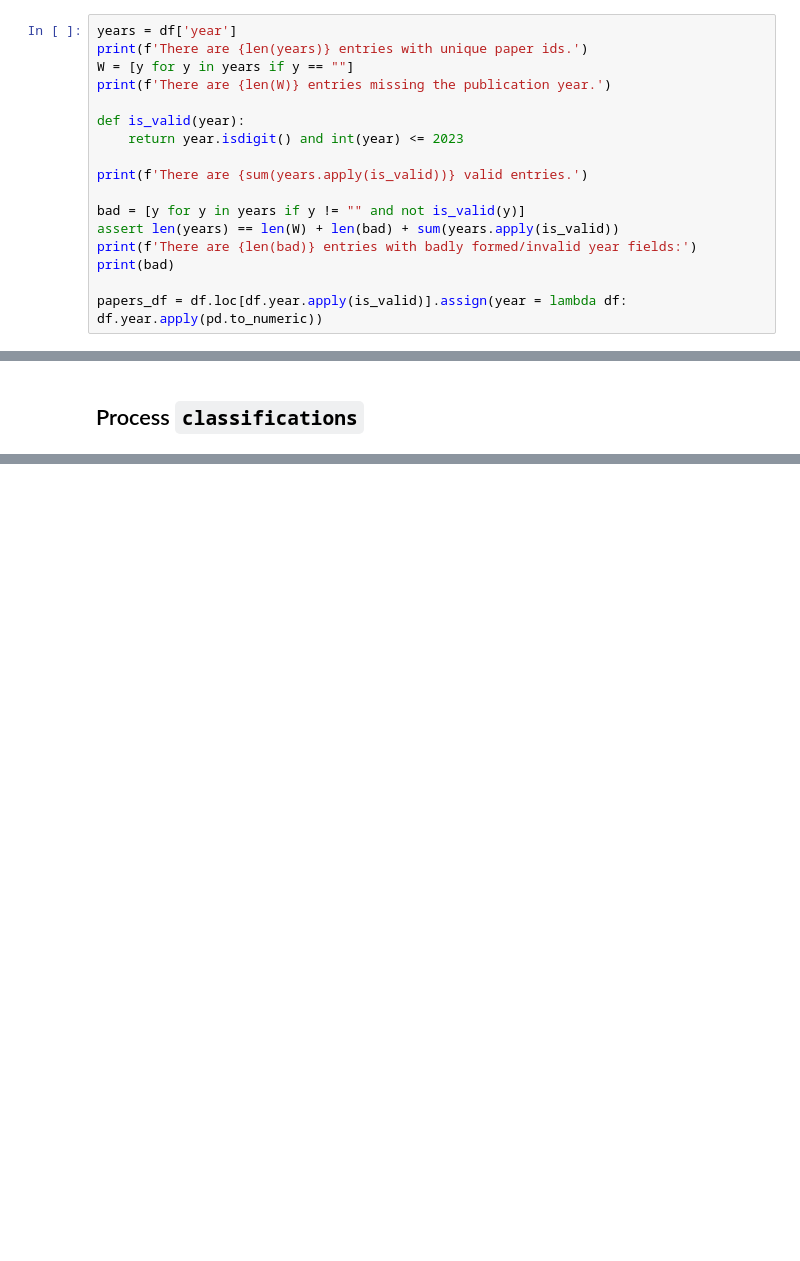
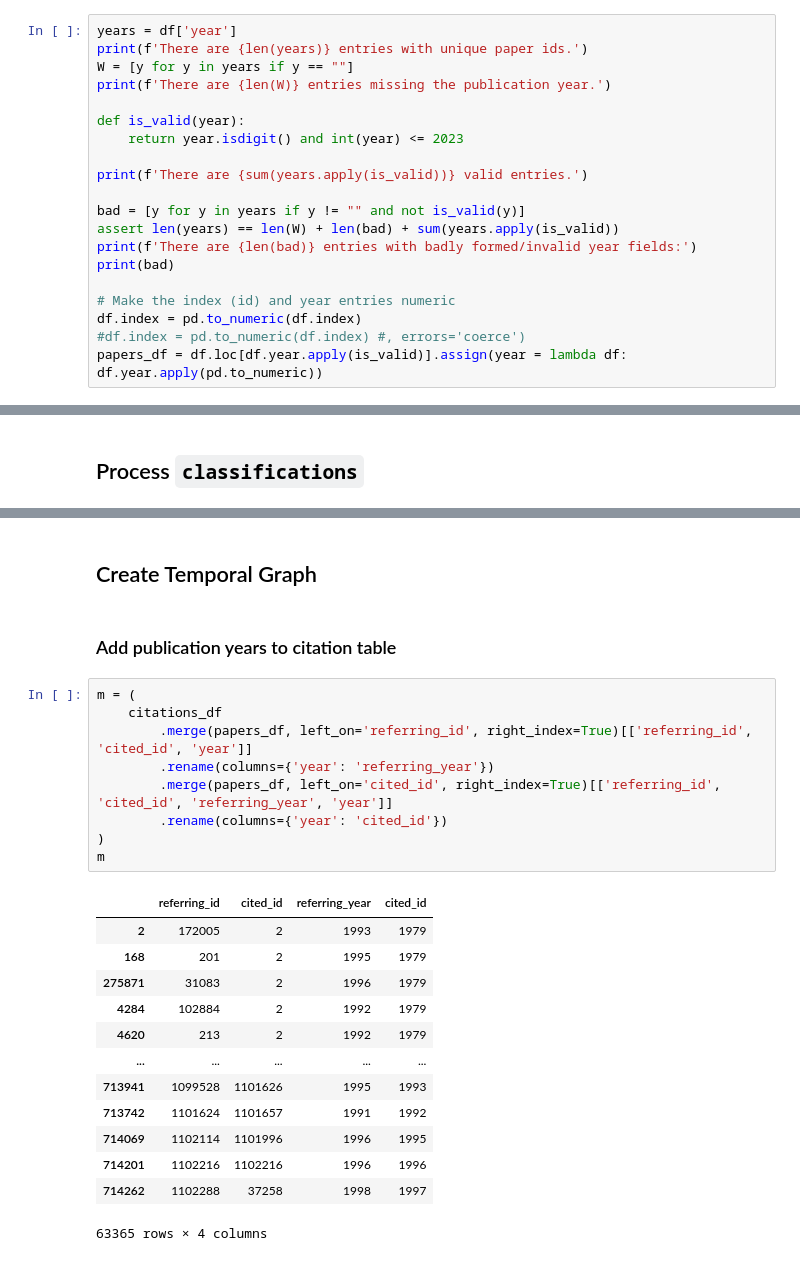
Before and after one commit to urielsinger/tNodeEmbed, a Jupyter notebook: data/CORA/cora.ipynb, the cells around one changed output, grey strips where cells are left out. Drawn from its saved outputs; the diff is of its cells as text; blank space fills up the shorter version.

```diff
--- a/data/CORA/cora.ipynb
+++ b/data/CORA/cora.ipynb
@@ -166,6 +157,9 @@ assert len(years) == len(W) + len(bad) + sum(years.apply(is_valid))
 print(f'There are {len(bad)} entries with badly formed/invalid year fields:')
 print(bad)
 
+# Make the index (id) and year entries numeric
+df.index = pd.to_numeric(df.index)
+#df.index = pd.to_numeric(df.index) #, errors='coerce')
 papers_df = df.loc[df.year.apply(is_valid)].assign(year = lambda df: df.year.apply(pd.to_numeric))
 # %% [output]
 There are 19396 entries with unique paper ids.
@@ -246,0 +273,27 @@ There are 64 hierarchical classes:
+# %% [markdown]
+## Create Temporal Graph
+# %% [markdown]
+### Add publication years to citation table
+# %%
+m = (
+    citations_df
+        .merge(papers_df, left_on='referring_id', right_index=True)[['referring_id', 'cited_id', 'year']]
+        .rename(columns={'year': 'referring_year'})
+        .merge(papers_df, left_on='cited_id', right_index=True)[['referring_id', 'cited_id', 'referring_year', 'year']]
+        .rename(columns={'year': 'cited_id'})
+)
+m
+# %% [output]
+|  | referring_id | cited_id | referring_year | cited_id |
+| 2 | 172005 | 2 | 1993 | 1979 |
+| 168 | 201 | 2 | 1995 | 1979 |
+| 275871 | 31083 | 2 | 1996 | 1979 |
+| 4284 | 102884 | 2 | 1992 | 1979 |
+| 4620 | 213 | 2 | 1992 | 1979 |
+| ... | ... | ... | ... | ... |
+| 713941 | 1099528 | 1101626 | 1995 | 1993 |
+| 713742 | 1101624 | 1101657 | 1991 | 1992 |
+| 714069 | 1102114 | 1101996 | 1996 | 1995 |
+| 714201 | 1102216 | 1102216 | 1996 | 1996 |
+| 714262 | 1102288 | 37258 | 1998 | 1997 |
+63365 rows × 4 columns
```
Also changed, not shown: parts of 10 cells of this notebook.
